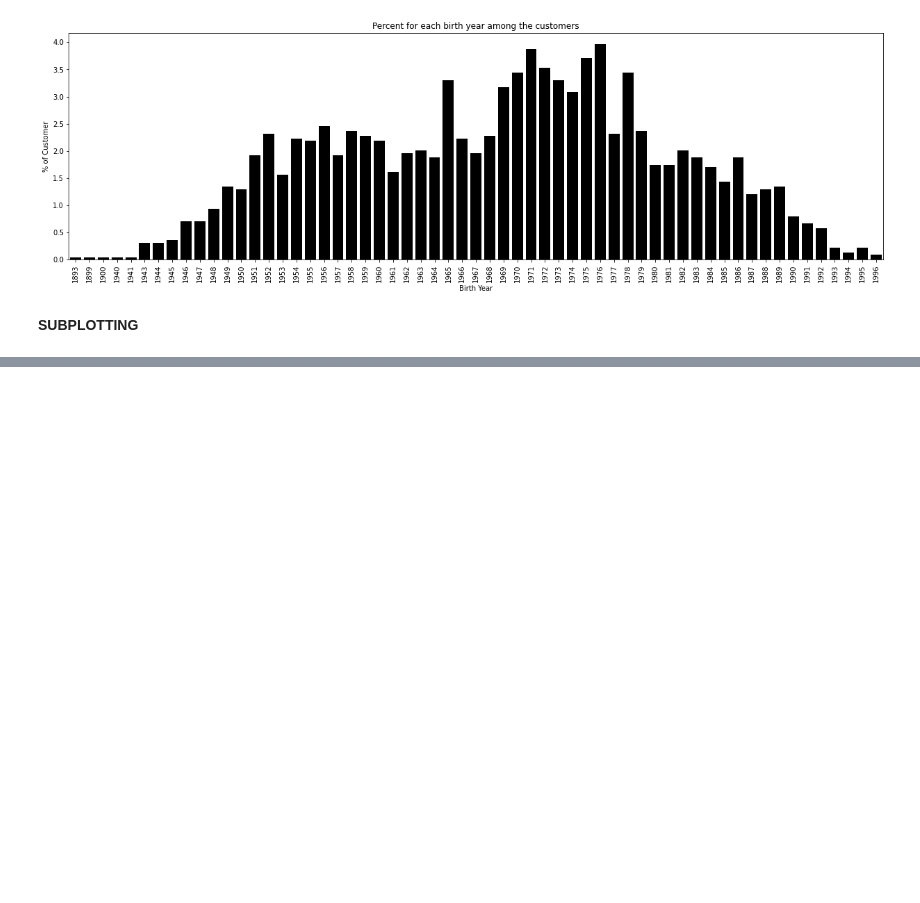
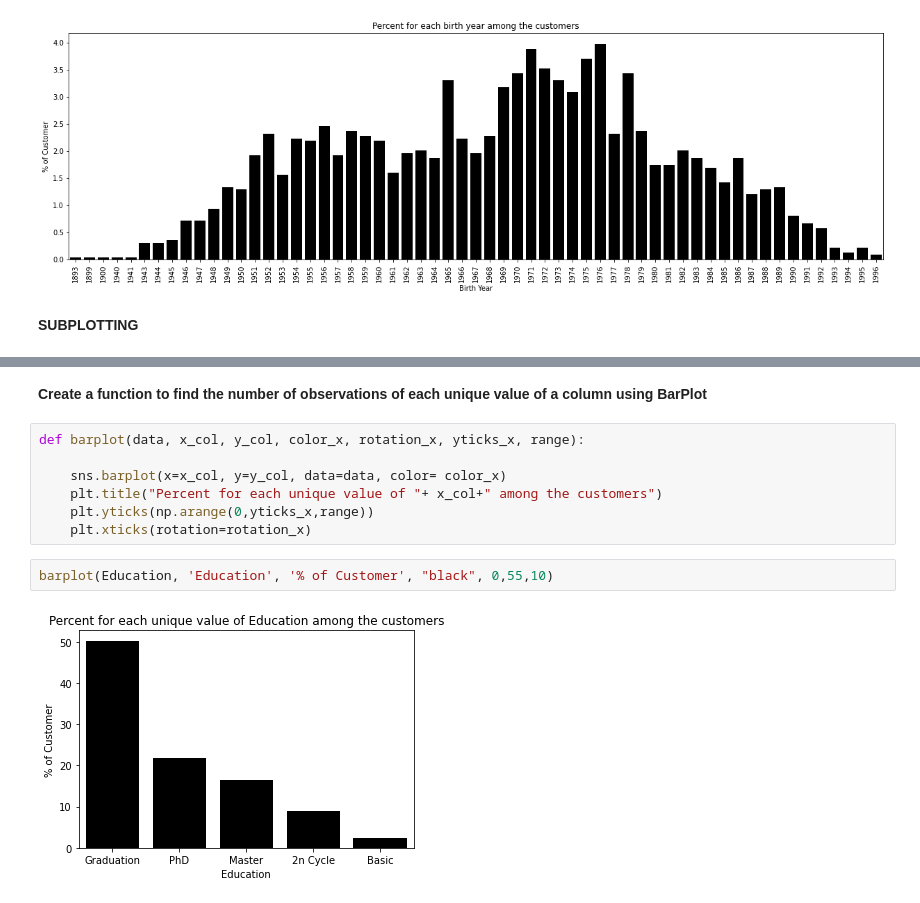
Before and after one commit to azratuni/Data-Visualization-with-Python, a Jupyter notebook: Data Visualization - Bar Plot.ipynb, the cells around one changed output, grey strips where cells are left out. Cells and saved outputs as stored; diff of their text form; blank space fills up the shorter version.

```diff
--- a/Data Visualization - Bar Plot.ipynb
+++ b/Data Visualization - Bar Plot.ipynb
@@ -318,0 +321,13 @@ display(Year_Birth)
+# %% [markdown]
+<b>Create a function to find the number of observations of each unique value of a column using BarPlot</b>
+# %%
+def barplot(data, x_col, y_col, color_x, rotation_x, yticks_x, range):
+
+    sns.barplot(x=x_col, y=y_col, data=data, color= color_x)
+    plt.title("Percent for each unique value of "+ x_col+" among the customers")
+    plt.yticks(np.arange(0,yticks_x,range))
+    plt.xticks(rotation=rotation_x)
+# %%
+barplot(Education, 'Education', '% of Customer', "black", 0,55,10)
+# %% [output]
+[figure, added]
```
Also changed, not shown: parts of 12 cells of this notebook.
